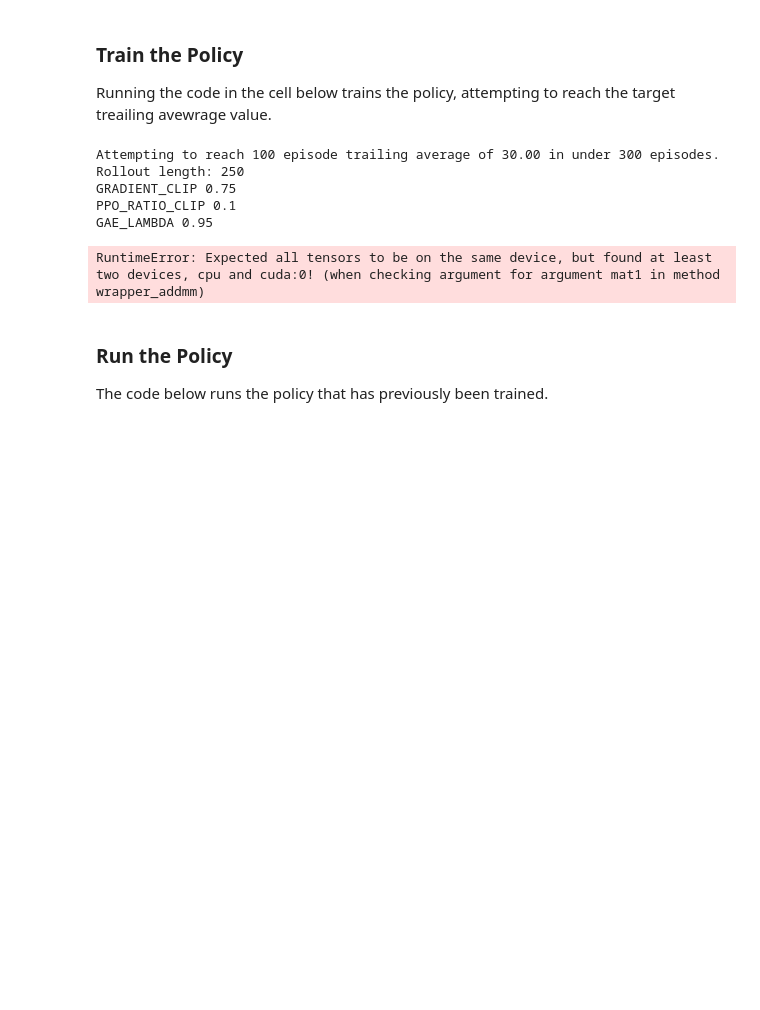
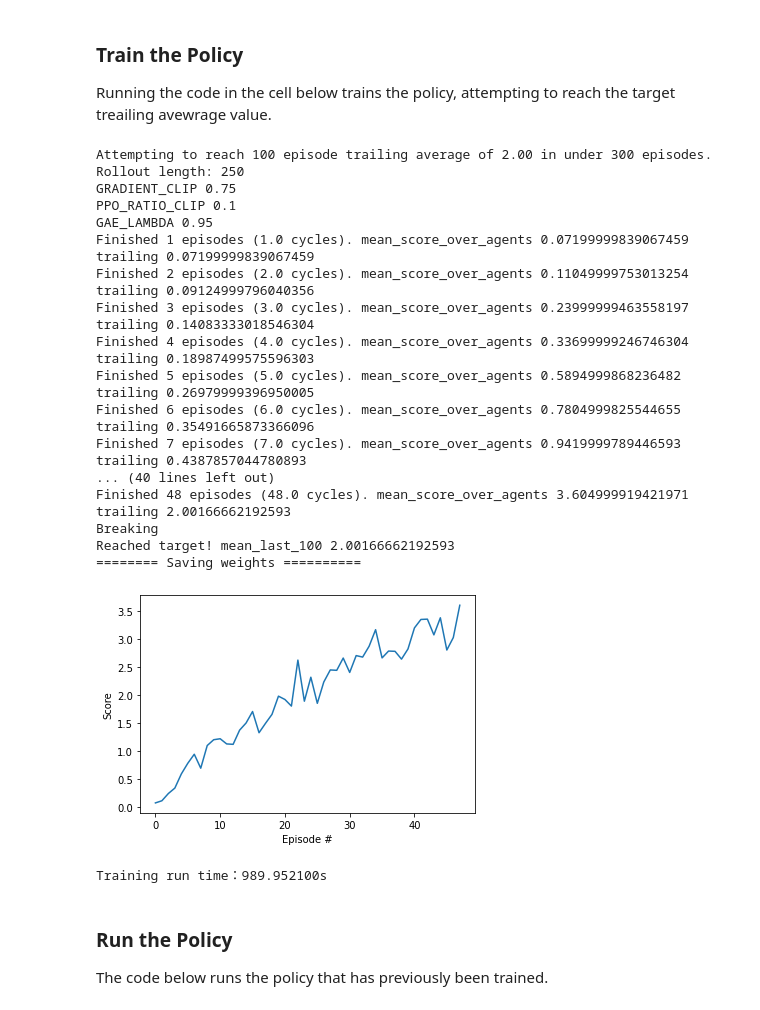
Before and after one commit to bailehang/UDACity2, a Jupyter notebook: Continuous_Control_gpu.ipynb, the cells around one changed output. Saved outputs shown, nothing was run; the diff lists cells and outputs as text; code cells hidden in the pictures; blank space fills up the shorter version.

```diff
--- a/Continuous_Control.ipynb
+++ b/Continuous_Control_gpu.ipynb
@@ -526,33 +526,44 @@ Running the code in the cell below trains the policy, attempting to reach the ta
 # %%
 agent = MasterAgent(num_agents, state_size=state_size, action_size=action_size, seed=0)
 import time
+session = TrainingSession(num_agents)
 start_time = time.time()
-session = TrainingSession(num_agents)
-end_time = time.time()
-scores = session.train_ppo(agent, 30.0)   # Do the training
+scores = session.train_ppo(agent, 2)   # Do the training
+run_time = time.time() - start_time
 
 import matplotlib.pyplot as plt
 %matplotlib inline
 
 
 # plot the scores
 fig = plt.figure()
 ax = fig.add_subplot(111)
 plt.plot(np.arange(len(scores)), scores)
 plt.ylabel('Score')
 plt.xlabel('Episode #')
 plt.show()
 
-
-run_time = end_time - start_time
-print("Training run time：{:.2f}s".format(run_time))
+print("Training run time：{:.6f}s".format(run_time))
 # %% [output]
-Attempting to reach 100 episode trailing average of 30.00 in under 300 episodes.
+Attempting to reach 100 episode trailing average of 2.00 in under 300 episodes.
 Rollout length: 250
 GRADIENT_CLIP 0.75
 PPO_RATIO_CLIP 0.1
 GAE_LAMBDA 0.95
+Finished 1 episodes (1.0 cycles). mean_score_over_agents 0.07199999839067459 trailing 0.07199999839067459
+Finished 2 episodes (2.0 cycles). mean_score_over_agents 0.11049999753013254 trailing 0.09124999796040356
+Finished 3 episodes (3.0 cycles). mean_score_over_agents 0.23999999463558197 trailing 0.14083333018546304
+Finished 4 episodes (4.0 cycles). mean_score_over_agents 0.33699999246746304 trailing 0.18987499575596303
+Finished 5 episodes (5.0 cycles). mean_score_over_agents 0.5894999868236482 trailing 0.26979999396950005
+Finished 6 episodes (6.0 cycles). mean_score_over_agents 0.7804999825544655 trailing 0.35491665873366096
+Finished 7 episodes (7.0 cycles). mean_score_over_agents 0.9419999789446593 trailing 0.4387857044780893
+... (40 lines left out)
+Finished 48 episodes (48.0 cycles). mean_score_over_agents 3.604999919421971 trailing 2.00166662192593
+Breaking
+Reached target! mean_last_100 2.00166662192593
+======== Saving weights ==========
+[figure, added]
-RuntimeError: Expected all tensors to be on the same device, but found at least two devices, cpu and cuda:0! (when checking argument for argument mat1 in method wrapper_addmm)
+Training run time：989.952100s
 # %% [markdown]
 ### Run the Policy
 The code below runs the policy that has previously been trained.
```
Also changed, not shown: 1 other file.
